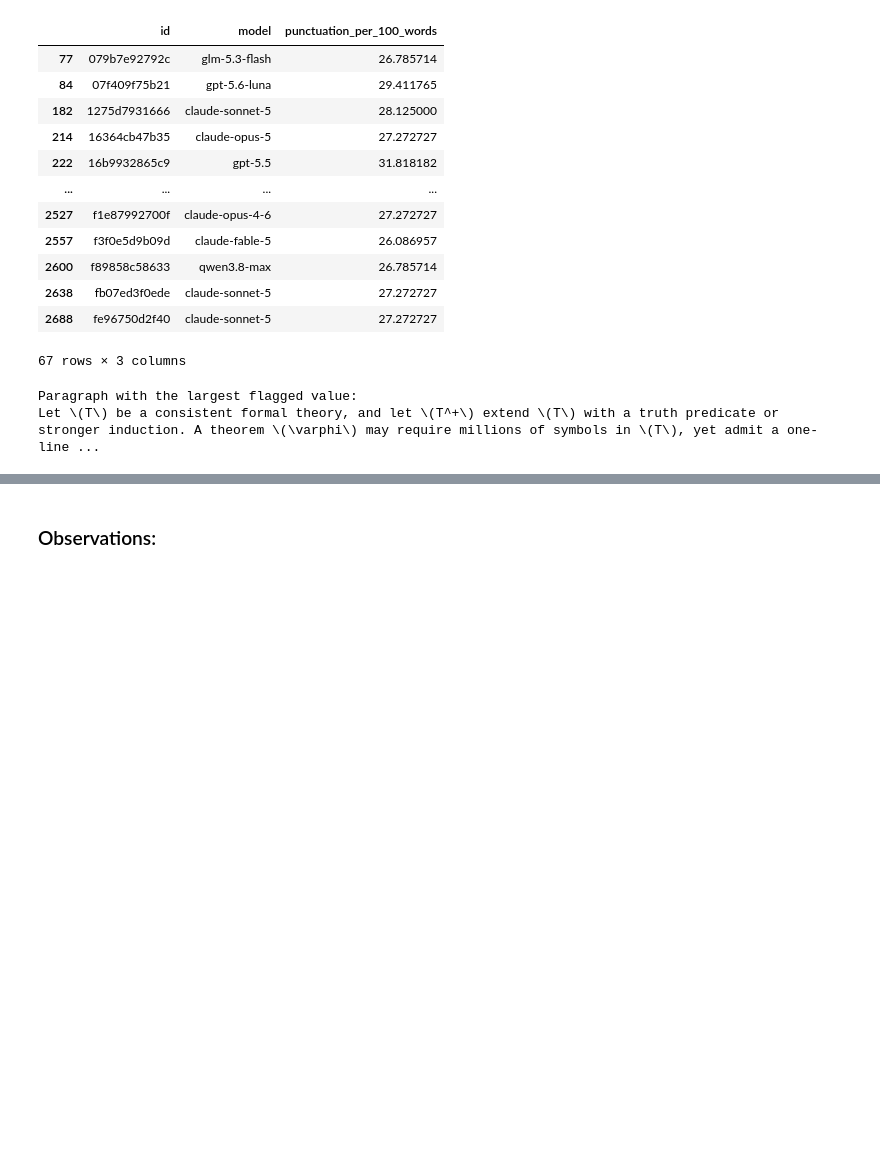
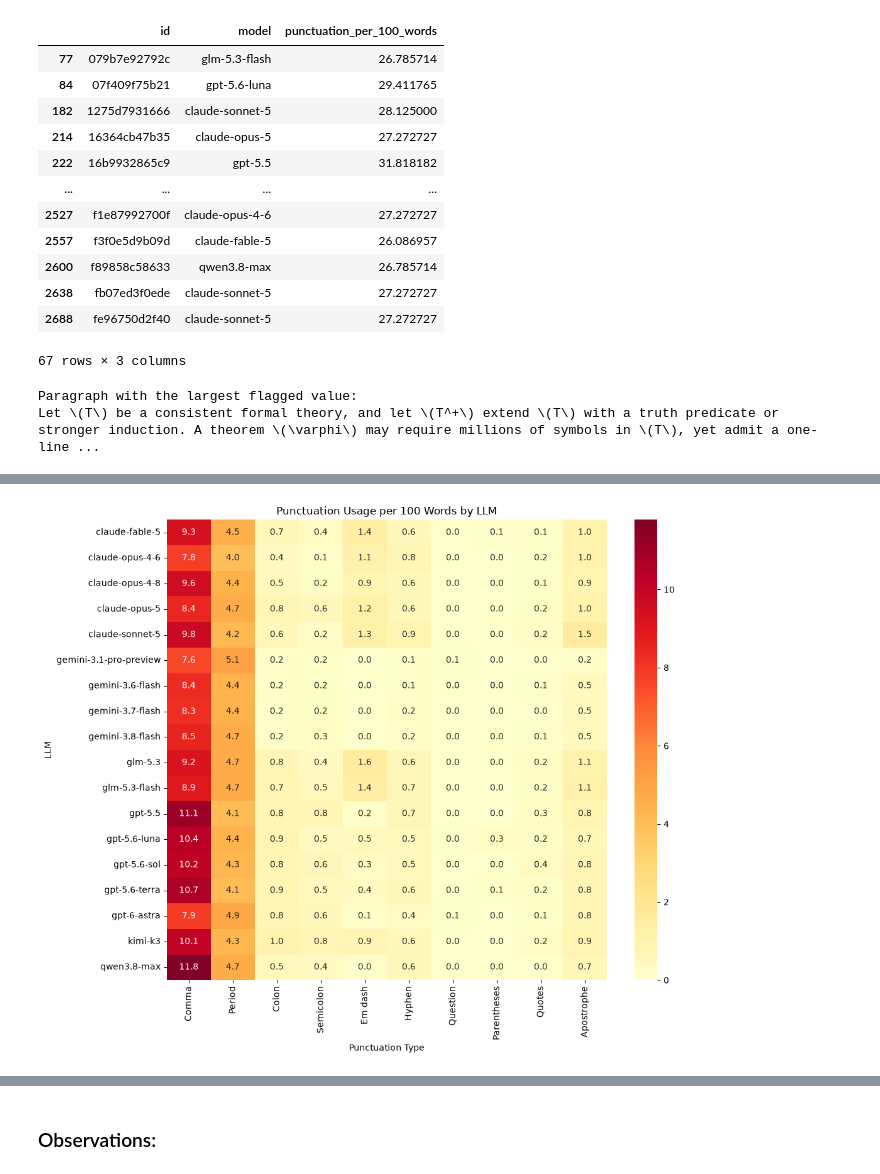
Before and after one commit to FredWltr/NameThatLLM, a Jupyter notebook: NameThatLLM.ipynb, the cells around one changed output, grey strips where cells are left out. Saved outputs shown, nothing was run; the diff lists cells and outputs as text; code cells hidden in the pictures; blank space fills up the shorter version.

```diff
--- a/NameThatLLM.ipynb
+++ b/NameThatLLM.ipynb
@@ -193,8 +193,19 @@ data['sentence_count'] = data['text'].fillna('').apply(
     lambda x: len(sent_tokenize(x))
 )
 # %%
-# Count characters in Python's ASCII punctuation set. This excludes Unicode punctuation such as curly quotation marks and em dashes.
+# Count characters in Unicode
 data['punctuation_count'] = data['text'].fillna('').apply(
     lambda x: sum(1 for char in str(x) if char in string.punctuation)
 )
+def count_punctuation(text):
+    return sum(
+        unicodedata.category(char).startswith("P")
+        for char in str(text)
+    )
+
+data["punctuation_count"] = data["text"].fillna("").apply(count_punctuation)
+
+data["punctuation_per_100_words"] = (
+    data["punctuation_count"] / data["word_count"].clip(lower=1) * 100
+)
 # %%
@@ -354,0 +397,35 @@ Let \(T\) be a consistent formal theory, and let \(T^+\) extend \(T\) with a tru
+# %%
+# Compare individual punctuation rates per 100 words.
+punctuation_marks = {
+    "Comma": ",",
+    "Period": ".",
+    "Colon": ":",
+    "Semicolon": ";",
+    "Em dash": "—",
+    "Hyphen": "-",
+    "Question": "?",
+    "Parentheses": "()",
+    "Quotes": '"“”',
+    "Apostrophe": "'’"
+}
+
+for name, marks in punctuation_marks.items():
+    pattern = "[" + re.escape(marks) + "]"
+
+    data[name] = (
+        data["text"].fillna("").str.count(pattern)
+        / data["word_count"].clip(lower=1) * 100
+    )
+
+
+punctuation_by_model = data.groupby("model")[list(punctuation_marks)].mean()
+
+plt.figure(figsize=(11, 9))
+sns.heatmap(punctuation_by_model, annot=True, fmt=".1f", cmap="YlOrRd")
+plt.title("Punctuation Usage per 100 Words by LLM")
+plt.xlabel("Punctuation Type")
+plt.ylabel("LLM")
+plt.tight_layout()
+plt.show()
+# %% [output]
+[figure, added]
```
Also changed, not shown: parts of 5 cells of this notebook.
